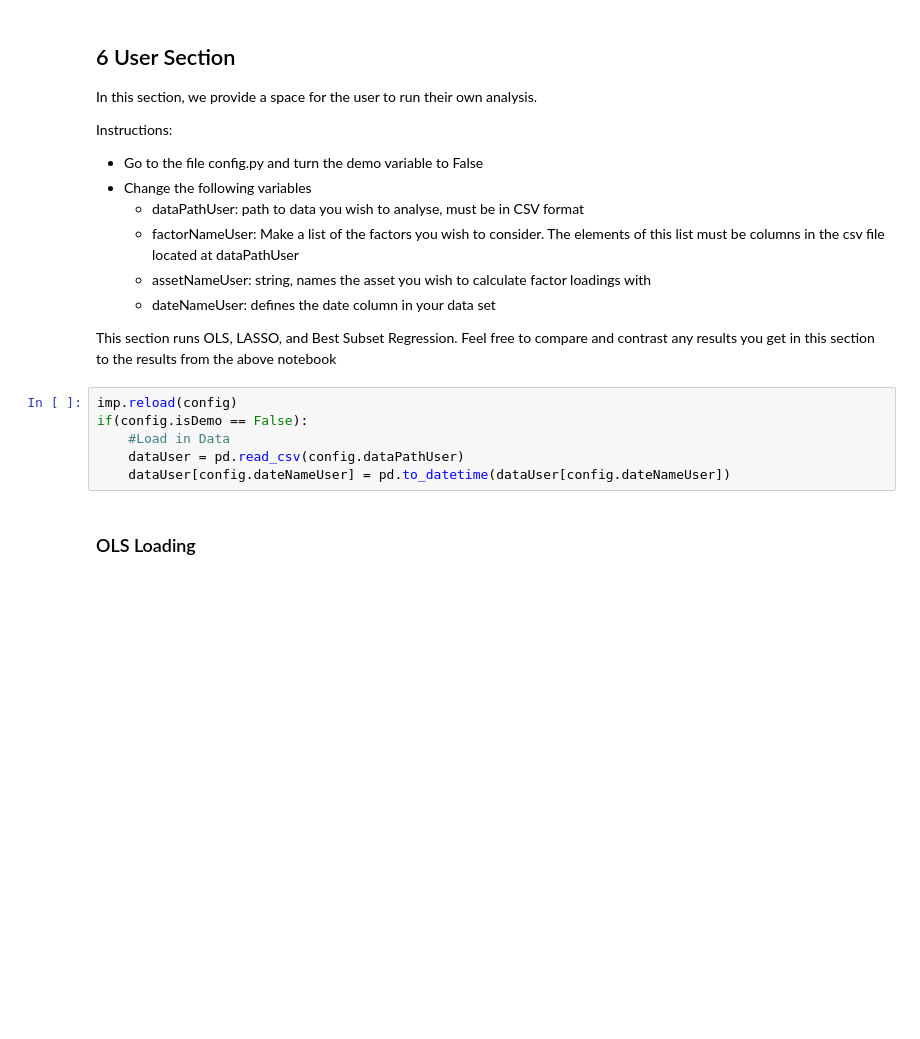
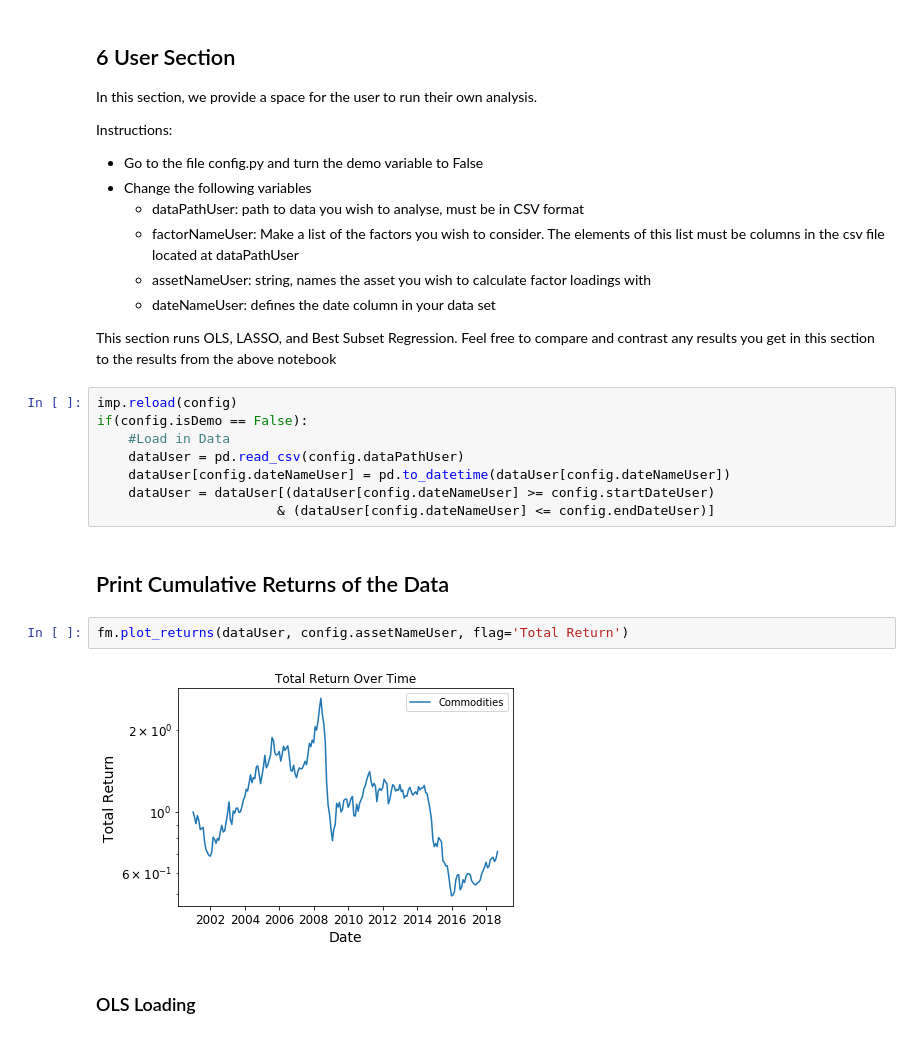
Before and after one commit to bubblesort251/Factor-Model, a Jupyter notebook: FactorModelMOOC.ipynb, the cells around one changed output. Drawn from its saved outputs; the diff is of its cells as text; blank space fills up the shorter version.

Commit message:
Changed User Defined Section

```diff
--- a/FactorModelMOOC.ipynb
+++ b/FactorModelMOOC.ipynb
@@ -575,6 +579,14 @@ if(config.isDemo == False):
     #Load in Data
     dataUser = pd.read_csv(config.dataPathUser)
     dataUser[config.dateNameUser] = pd.to_datetime(dataUser[config.dateNameUser])
+    dataUser = dataUser[(dataUser[config.dateNameUser] >= config.startDateUser)
+                       & (dataUser[config.dateNameUser] <= config.endDateUser)]
+# %% [markdown]
+## Print Cumulative Returns of the Data
+# %%
+fm.plot_returns(dataUser, config.assetNameUser, flag='Total Return')
+# %% [output]
+[figure, added]
 # %% [markdown]
 ### OLS Loading
 # %%
```
Also changed, not shown: parts of 8 cells of this notebook, 1 other file.
